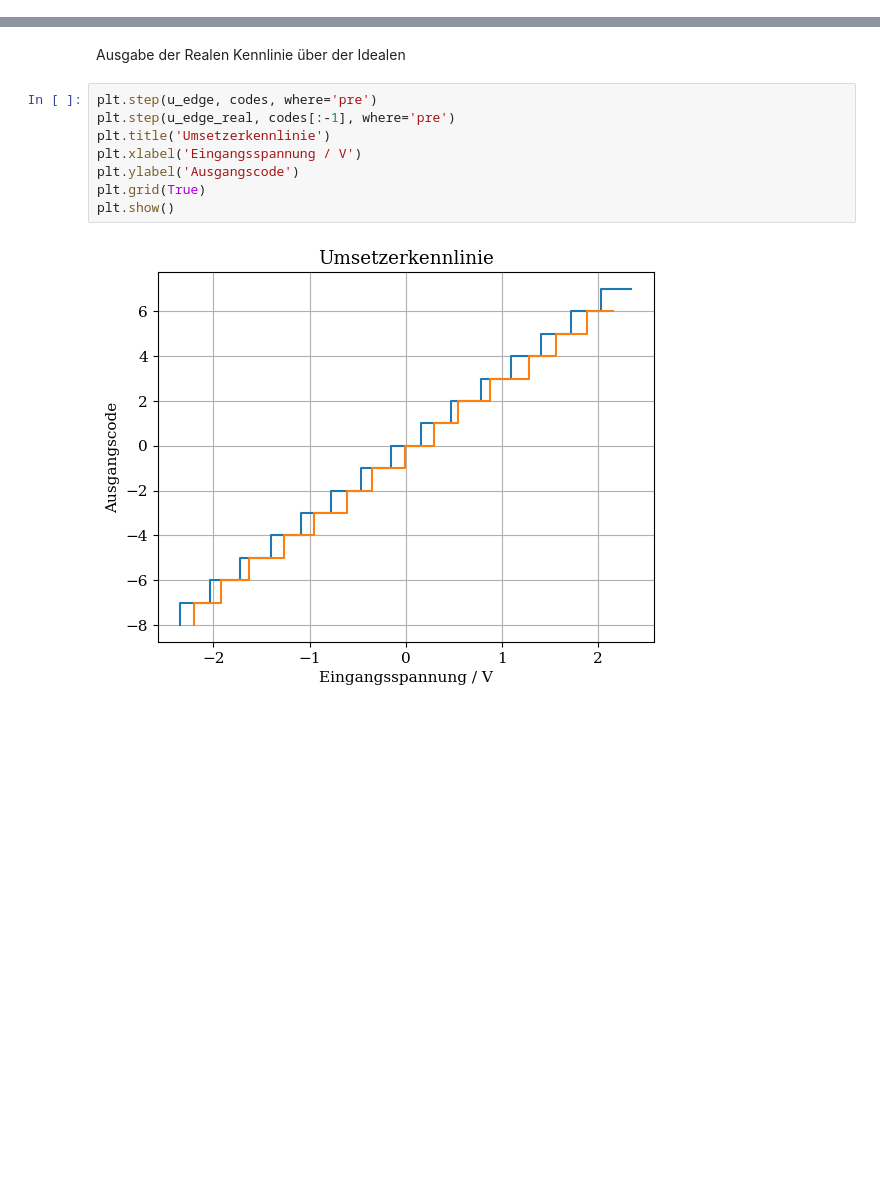
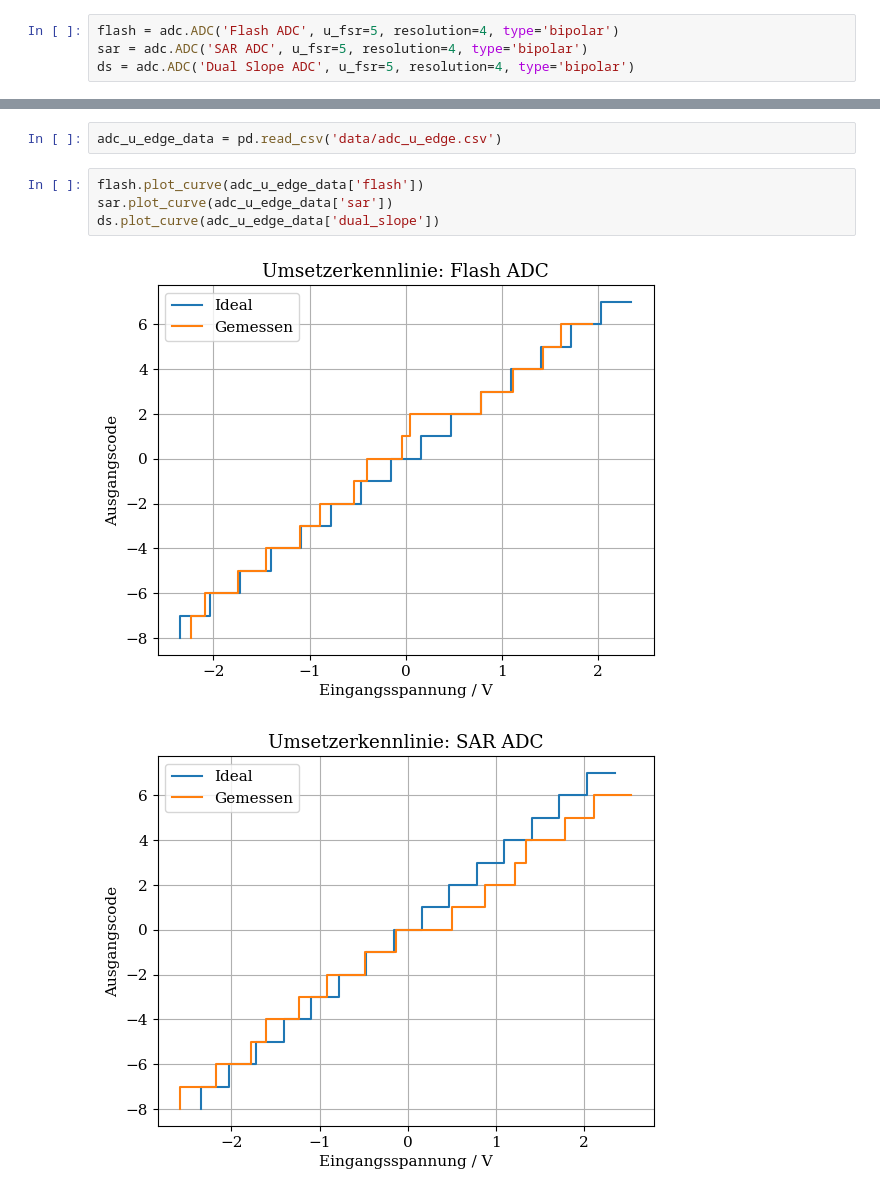
Before and after one commit to s-grundner/LVA-EMTS-PR, a Jupyter notebook: PR6/PR6.ipynb, the cells around one changed output, grey strips where cells are left out. Drawn from its saved outputs; the diff is of its cells as text; blank space fills up the shorter version.

```diff
--- a/PR6/PR6.ipynb
+++ b/PR6/PR6.ipynb
@@ -43 +12,5 @@ plt.show()
+# %%
+flash = adc.ADC('Flash ADC', u_fsr=5, resolution=4, type='bipolar')
+sar = adc.ADC('SAR ADC', u_fsr=5, resolution=4, type='bipolar')
+ds = adc.ADC('Dual Slope ADC', u_fsr=5, resolution=4, type='bipolar')
 # %% [markdown]
@@ -198,12 +18,9 @@ pd.merge(df_codes, df, how='left', on='Code')
-# %% [markdown]
-Ausgabe der Realen Kennlinie über der Idealen
-# %%
-plt.step(u_edge, codes, where='pre')
-plt.step(u_edge_real, codes[:-1], where='pre')
-plt.title('Umsetzerkennlinie')
-plt.xlabel('Eingangsspannung / V')
-plt.ylabel('Ausgangscode')
-plt.grid(True)
-plt.show()
-# %% [output]
-[figure, removed]
+# %%
+adc_u_edge_data = pd.read_csv('data/adc_u_edge.csv')
+# %%
+flash.plot_curve(adc_u_edge_data['flash'])
+sar.plot_curve(adc_u_edge_data['sar'])
+ds.plot_curve(adc_u_edge_data['dual_slope'])
+# %% [output]
+[figure, added]
+[figure, added]
```
Also changed, not shown: parts of 23 cells of this notebook, 5 other files.
